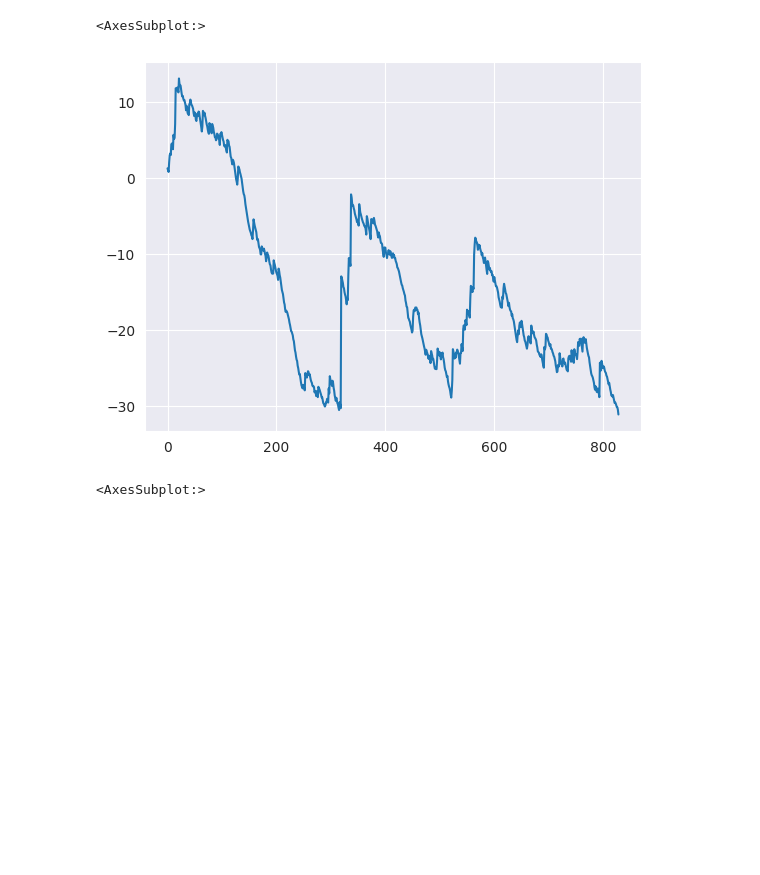
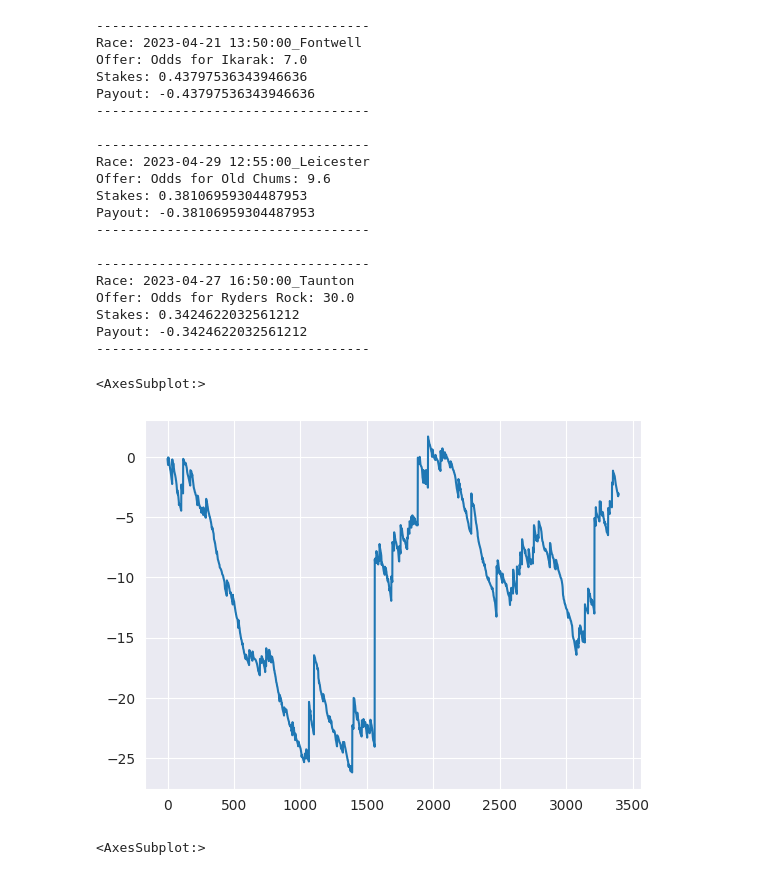
Before and after one commit to Dateb/WageringSystem, a Jupyter notebook: notebooks/Results Plotting.ipynb, the cells around one changed output. Saved outputs shown, nothing was run; the diff lists cells and outputs as text; code cells hidden in the pictures; blank space fills up the shorter version.

Commit message:
ModelEvaluator returns the actual bets with offer/race information in order to analyse big mistakes later on.

```diff
--- a/notebooks/Results Plotting.ipynb
+++ b/notebooks/Results Plotting.ipynb
@@ -1,19 +1,47 @@
 # %%
 import pickle
 import seaborn as sns
 from numpy import cumsum
 
-TEST_PAYOUTS_PATH = "../data/test_payouts.dat"
+TEST_BETS_PATH = "../data/test_payouts.dat"
 
-with open(TEST_PAYOUTS_PATH, "rb") as f:
-    test_payouts = pickle.load(f)
+with open(TEST_BETS_PATH, "rb") as f:
+    test_bets = pickle.load(f)
 
-x = [i for i in range(len(test_payouts))]
-cum_payouts = cumsum(test_payouts)
-sns.lineplot(x=x, y=cum_payouts)
+sorted_bets = sorted(test_bets, key=lambda bet: bet.payout)
+
+worst_bets = sorted_bets[:3]
+
+for bet in worst_bets:
+    print(bet)
+
+payout_values = [bet.payout for bet in test_bets]
+x = [i for i in range(len(payout_values))]
+cum_payout_values = cumsum(payout_values)
+sns.lineplot(x=x, y=cum_payout_values)
 # %% [output]
-<AxesSubplot:>
+-----------------------------------
+Race: 2023-04-21 13:50:00_Fontwell
+Offer: Odds for Ikarak: 7.0
+Stakes: 0.43797536343946636
+Payout: -0.43797536343946636
+-----------------------------------
+
+-----------------------------------
+Race: 2023-04-29 12:55:00_Leicester
+Offer: Odds for Old Chums: 9.6
+Stakes: 0.38106959304487953
+Payout: -0.38106959304487953
+-----------------------------------
+
+-----------------------------------
+Race: 2023-04-27 16:50:00_Taunton
+Offer: Odds for Ryders Rock: 30.0
+Stakes: 0.3424622032561212
+Payout: -0.3424622032561212
+-----------------------------------
+<AxesSubplot:>
-[figure, old version]
+[figure, new version]
 # %%
 import sys
 sys.path.append('/home/daniel/PycharmProjects/WageringSystem')
```
Also changed, not shown: 4 other files.
